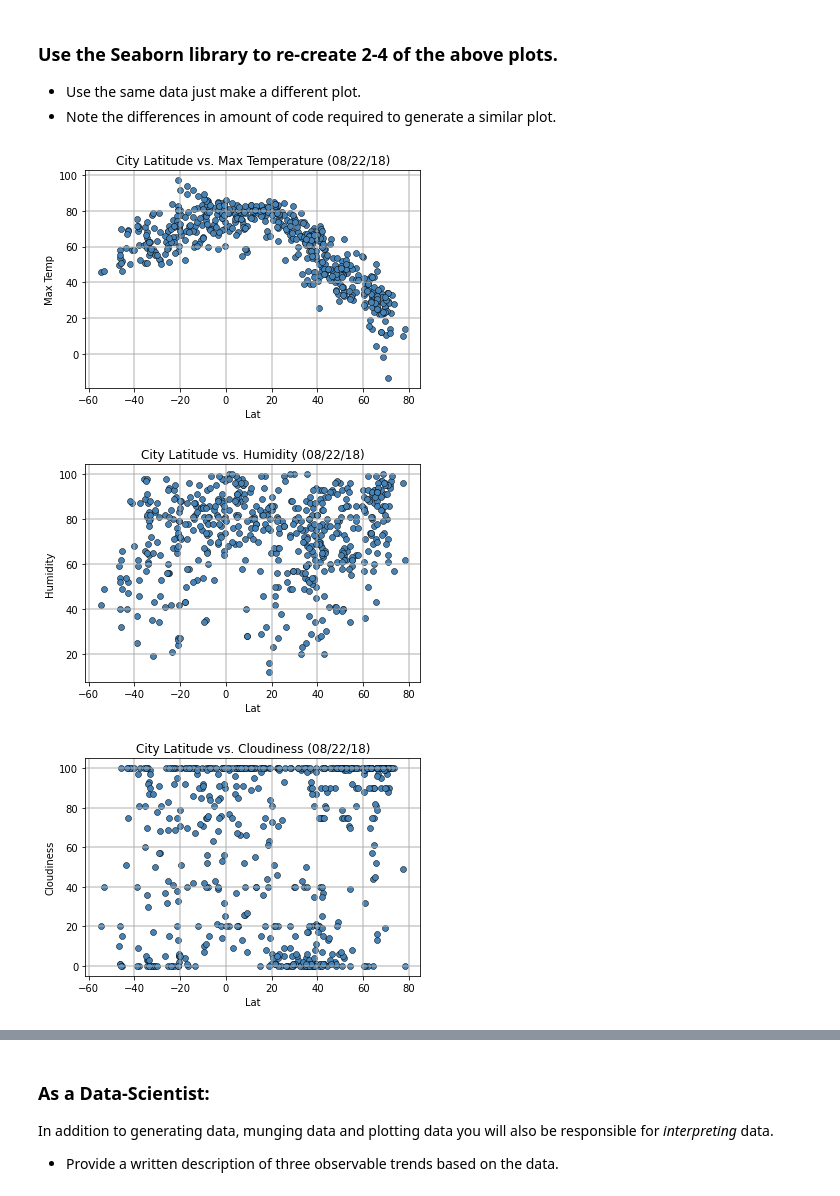
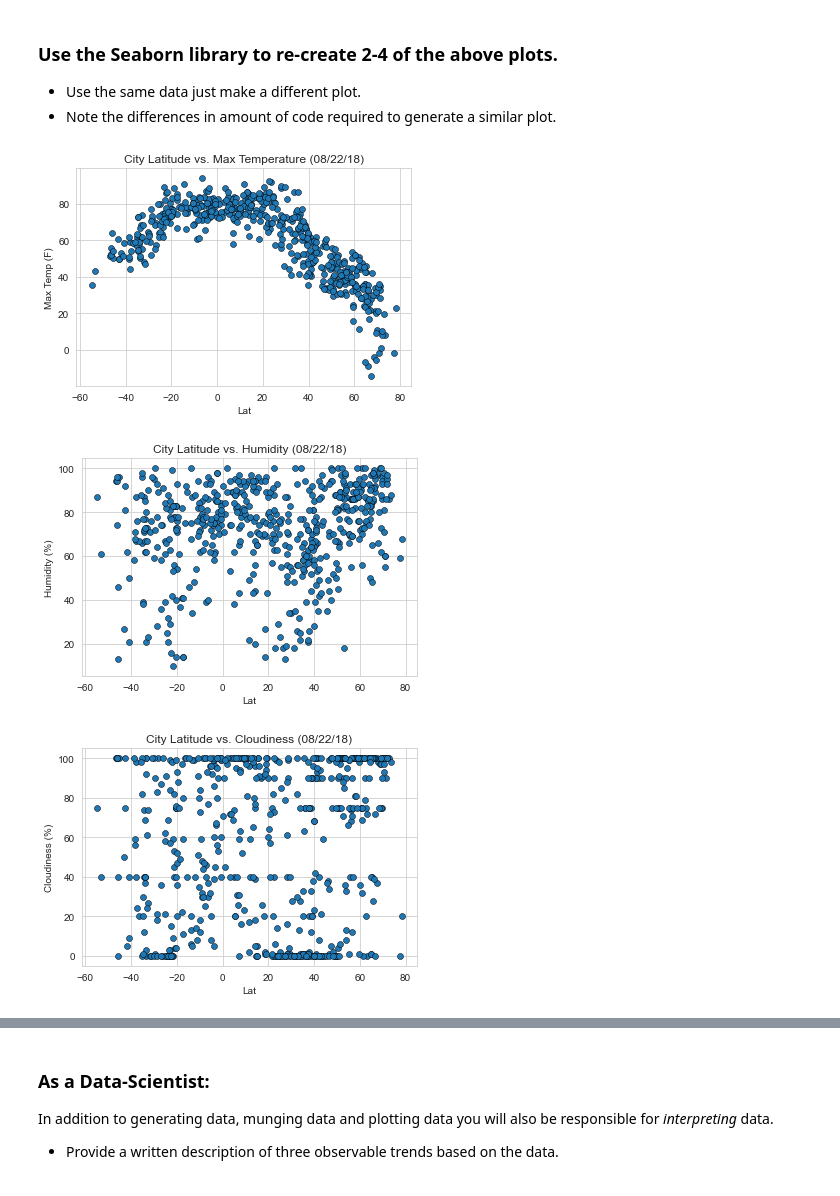
Before and after one commit to asma512/Data_Science_BootCamp, a Jupyter notebook: Week_05/API/WeatherPy_homework_starter.ipynb, the cells around one changed output, grey strips where cells are left out. Saved outputs shown, nothing was run; the diff lists cells and outputs as text; code cells hidden in the pictures.

```diff
--- a/Week_05/API/WeatherPy_homework_starter.ipynb
+++ b/Week_05/API/WeatherPy_homework_starter.ipynb
@@ -278,24 +278,27 @@ fig.savefig('Lat_Wind Speed.png')
 * Use the same data just make a different plot.
 * Note the differences in amount of code required to generate a similar plot.
 # %%
-sns.scatterplot(x=weather_df["Lat"], y=weather_df["Max Temp"],color = "steelblue", edgecolor = "black")
-plt.title("City Latitude vs. Max Temperature (08/22/18)")
-plt.grid(linestyle='-', linewidth=2, alpha=0.5)
+sns.set_style("whitegrid")
+lat_max_temp=sns.scatterplot(x="Lat", y="Max Temp",data=weather_df,palette= "steelblue", edgecolor = "black")
+lat_max_temp.set_title("City Latitude vs. Max Temperature (08/22/18)")
+lat_max_temp.set(ylabel="Max Temp (F)")
 plt.show()
 # %% [output]
-[figure, old version]
+[figure, new version]
 # %%
-sns.scatterplot(x=weather_df["Lat"], y=weather_df["Humidity"],color = "steelblue", edgecolor = "black")
-plt.title("City Latitude vs. Humidity (08/22/18)")
-plt.grid(linestyle='-', linewidth=2, alpha=0.5)
+sns.set_style("whitegrid")
+lat_humid=sns.scatterplot(x="Lat", y="Humidity",data=weather_df,palette= "steelblue",edgecolor = "black")
+lat_humid.set_title("City Latitude vs. Humidity (08/22/18)")
+lat_humid.set(ylabel="Humidity (%)")
 plt.show()
 # %% [output]
-[figure, old version]
+[figure, new version]
 # %%
-sns.scatterplot(x=weather_df["Lat"], y=weather_df["Cloudiness"],color = "steelblue", edgecolor = "black")
-plt.title("City Latitude vs. Cloudiness (08/22/18)")
-plt.grid(linestyle='-', linewidth=2, alpha=0.5)
+sns.set_style("whitegrid")
+lat_cloud=sns.scatterplot(x="Lat", y="Cloudiness",data=weather_df,palette= "steelblue",edgecolor = "black")
+lat_cloud.set_title("City Latitude vs. Cloudiness (08/22/18)")
+lat_cloud.set(ylabel="Cloudiness (%)")
 plt.show()
 # %% [output]
-[figure, old version]
+[figure, new version]
 # %%
```
Also changed, not shown: parts of 12 cells of this notebook, 2 other files.
